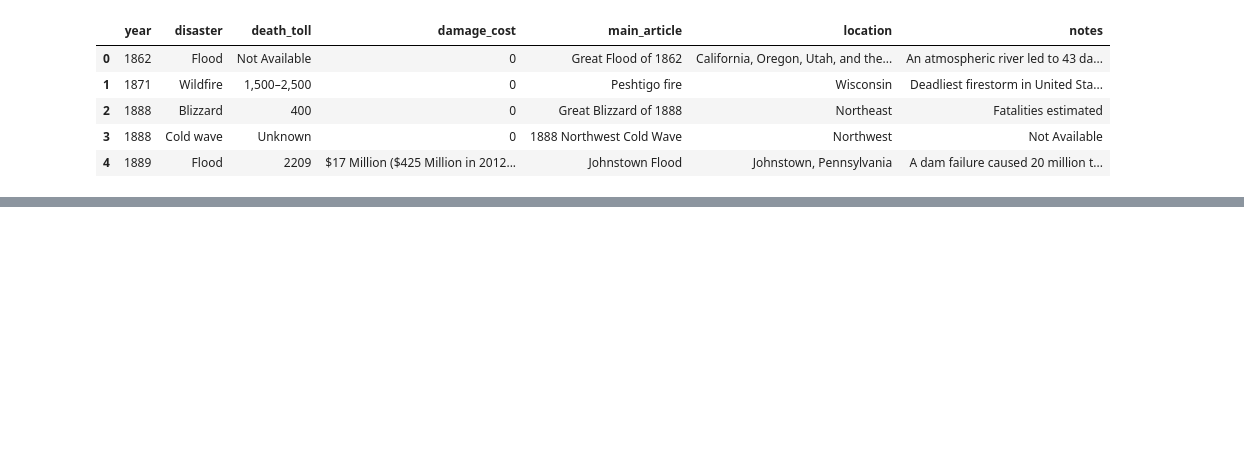
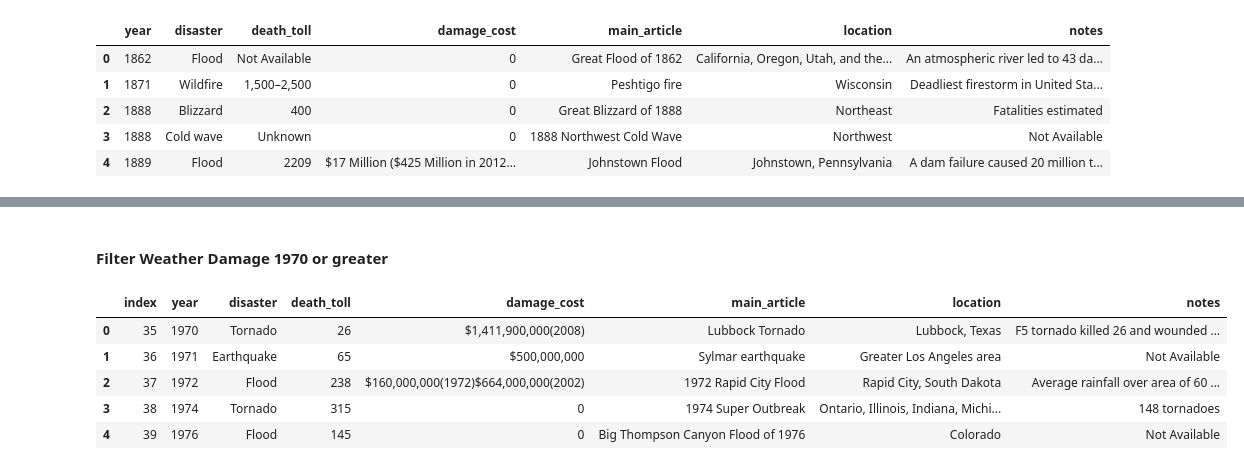
Before and after one commit to jmitterh/ETL_Project, a Jupyter notebook: 2_load/load.ipynb, the cells around one changed output, grey strips where cells are left out. Saved outputs shown, nothing was run; the diff lists cells and outputs as text; code cells hidden in the pictures; blank space fills up the shorter version.

```diff
--- a/2_load/load.ipynb
+++ b/2_load/load.ipynb
@@ -38,0 +88,12 @@ weather_damage.head()
+# %% [markdown]
+#### Filter Weather Damage 1970 or greater
+# %%
+weather_damage = weather_damage[weather_damage['year'] >= 1970].reset_index()
+weather_damage.head()
+# %% [output]
+|  | index | year | disaster | death_toll | damage_cost | main_article | location | notes |
+| 0 | 35 | 1970 | Tornado | 26 | $1,411,900,000(2008) | Lubbock Tornado | Lubbock, Texas | F5 tornado killed 26 and wounded ... |
+| 1 | 36 | 1971 | Earthquake | 65 | $500,000,000 | Sylmar earthquake | Greater Los Angeles area | Not Available |
+| 2 | 37 | 1972 | Flood | 238 | $160,000,000(1972)$664,000,000(2002) | 1972 Rapid City Flood | Rapid City, South Dakota | Average rainfall over area of 60 ... |
+| 3 | 38 | 1974 | Tornado | 315 | 0 | 1974 Super Outbreak | Ontario, Illinois, Indiana, Michi... | 148 tornadoes |
+| 4 | 39 | 1976 | Flood | 145 | 0 | Big Thompson Canyon Flood of 1976 | Colorado | Not Available |
```
Also changed, not shown: parts of 47 cells of this notebook, 7 other files.
